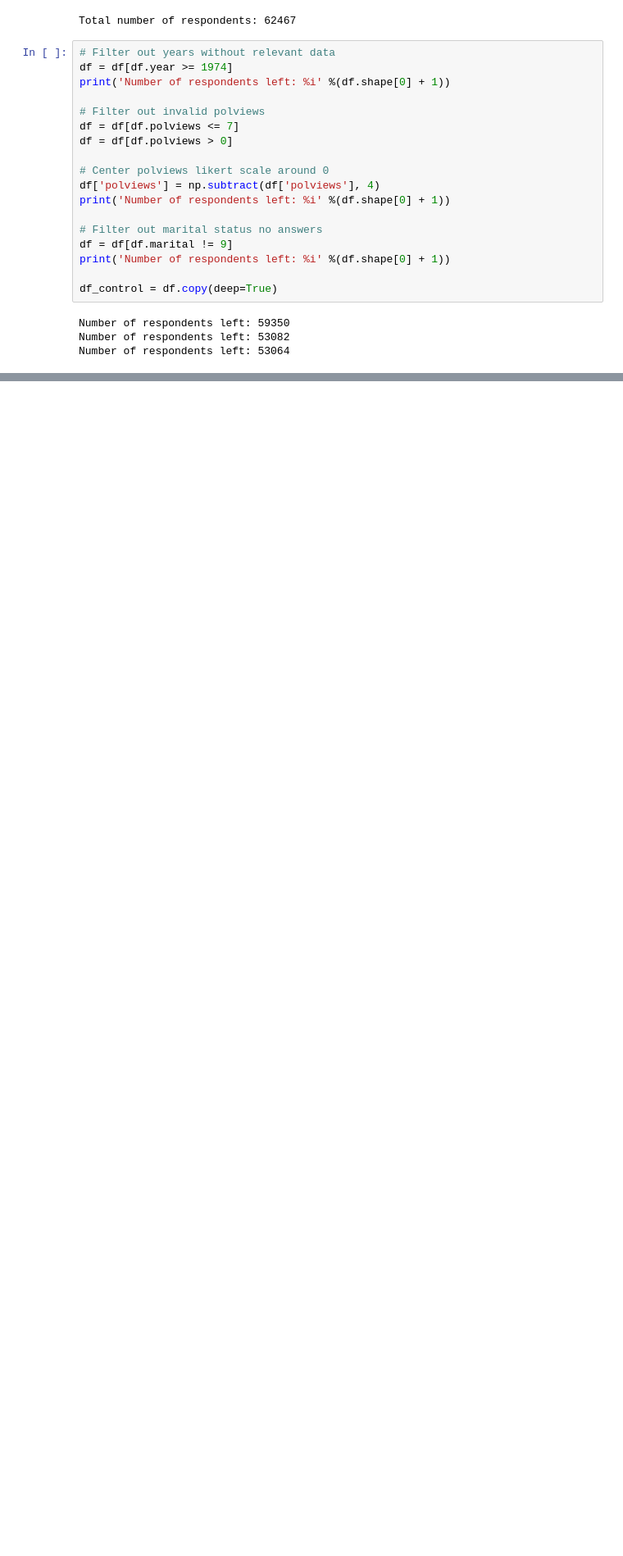
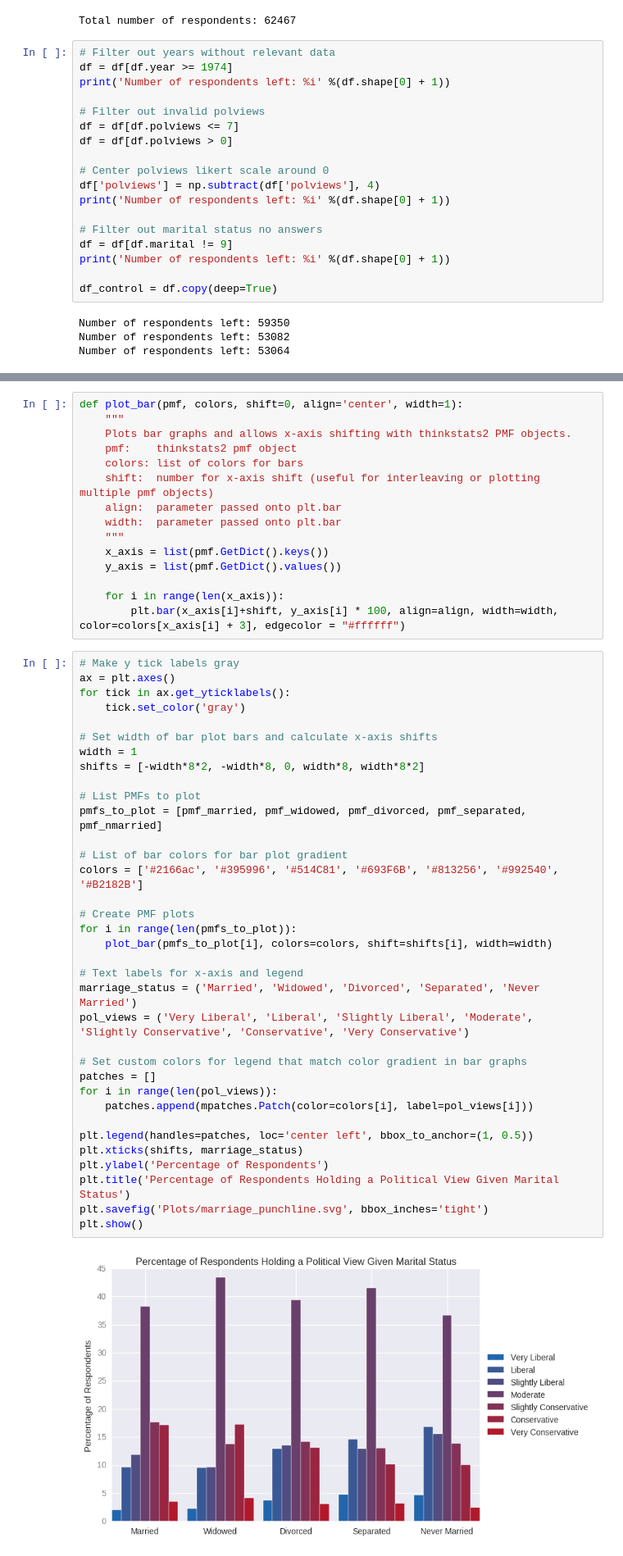
Before and after one commit to Faadal/data_science_politics, a Jupyter notebook: report3_marriage.ipynb, the cells around one changed output, grey strips where cells are left out. Shown at 82% size. Saved outputs shown, nothing was run; the diff lists cells and outputs as text; blank space fills up the shorter version.

Commit message:
finished marriage punchline graph

```diff
--- a/report3_marriage.ipynb
+++ b/report3_marriage.ipynb
@@ -70,0 +50,52 @@ thinkplot.Show()
+# %%
+def plot_bar(pmf, colors, shift=0, align='center', width=1):
+    """
+    Plots bar graphs and allows x-axis shifting with thinkstats2 PMF objects.
+    pmf:    thinkstats2 pmf object
+    colors: list of colors for bars
+    shift:  number for x-axis shift (useful for interleaving or plotting multiple pmf objects)
+    align:  parameter passed onto plt.bar
+    width:  parameter passed onto plt.bar
+    """
+    x_axis = list(pmf.GetDict().keys())
+    y_axis = list(pmf.GetDict().values())
+
+    for i in range(len(x_axis)):
+        plt.bar(x_axis[i]+shift, y_axis[i] * 100, align=align, width=width, color=colors[x_axis[i] + 3], edgecolor = "#ffffff")
+# %%
+# Make y tick labels gray
+ax = plt.axes()
+for tick in ax.get_yticklabels():
+    tick.set_color('gray')
+
+# Set width of bar plot bars and calculate x-axis shifts
+width = 1
+shifts = [-width*8*2, -width*8, 0, width*8, width*8*2]
+
+# List PMFs to plot
+pmfs_to_plot = [pmf_married, pmf_widowed, pmf_divorced, pmf_separated, pmf_nmarried]
+
+# List of bar colors for bar plot gradient
+colors = ['#2166ac', '#395996', '#514C81', '#693F6B', '#813256', '#992540', '#B2182B']
+
+# Create PMF plots
+for i in range(len(pmfs_to_plot)):
+    plot_bar(pmfs_to_plot[i], colors=colors, shift=shifts[i], width=width)
+
+# Text labels for x-axis and legend
+marriage_status = ('Married', 'Widowed', 'Divorced', 'Separated', 'Never Married')
+pol_views = ('Very Liberal', 'Liberal', 'Slightly Liberal', 'Moderate', 'Slightly Conservative', 'Conservative', 'Very Conservative')
+
+# Set custom colors for legend that match color gradient in bar graphs
+patches = []
+for i in range(len(pol_views)):
+    patches.append(mpatches.Patch(color=colors[i], label=pol_views[i]))
+
+plt.legend(handles=patches, loc='center left', bbox_to_anchor=(1, 0.5))
+plt.xticks(shifts, marriage_status)
+plt.ylabel('Percentage of Respondents')
+plt.title('Percentage of Respondents Holding a Political View Given Marital Status')
+plt.savefig('Plots/marriage_punchline.svg', bbox_inches='tight')
+plt.show()
+# %% [output]
+[figure, added]
```
Also changed, not shown: parts of 4 cells of this notebook, 1 other file.
